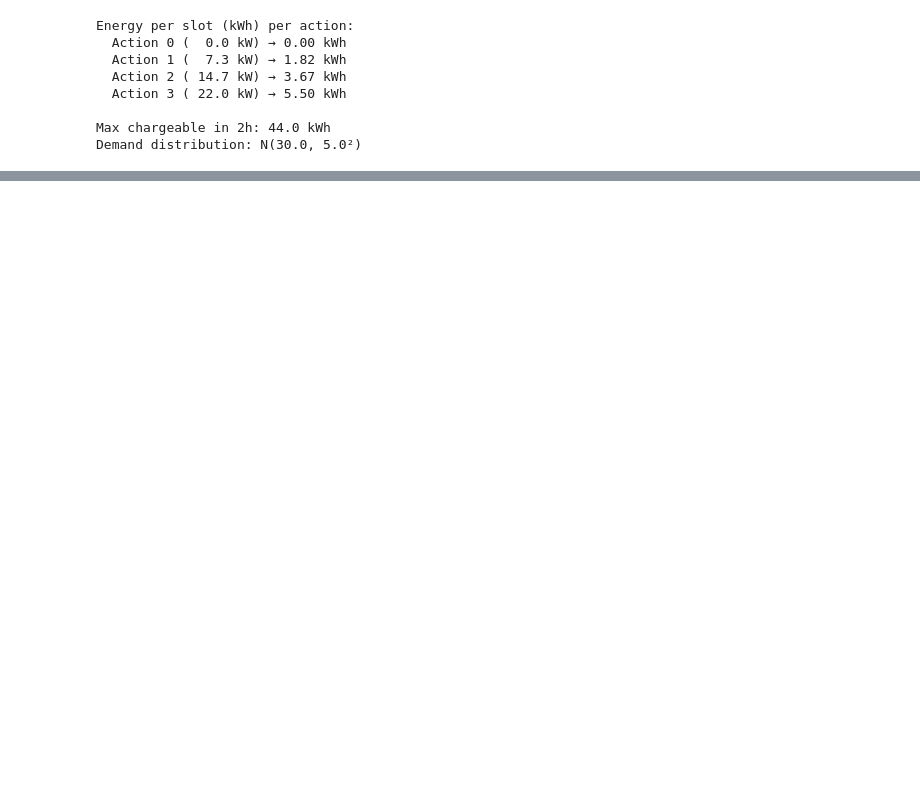
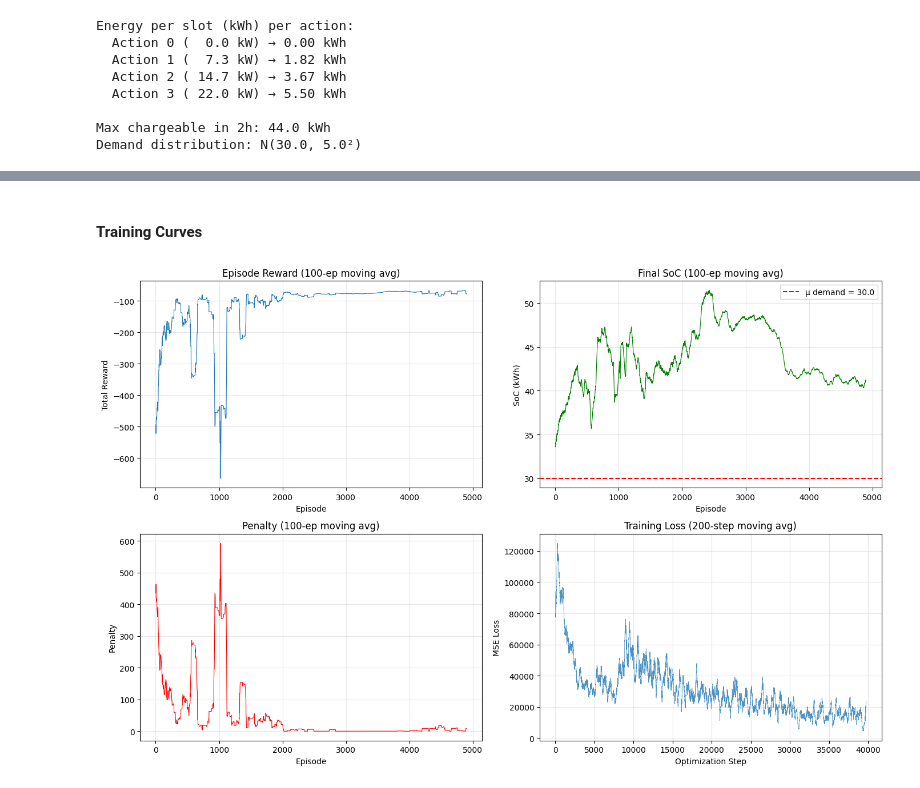
Before and after one commit to timoerc/AAA26-Chicago-Mobility, a Jupyter notebook: notebooks/04_smart_charging_RL.ipynb, the cells around one changed output, grey strips where cells are left out. Cells and saved outputs as stored; diff of their text form; code cells hidden in the pictures; blank space fills up the shorter version.

Commit message:
Final Environment with SimPy & Gym integration. Initial Agent & Learning Plots

```diff
--- a/notebooks/04_smart_charging_RL.ipynb
+++ b/notebooks/04_smart_charging_RL.ipynb
@@ -75,22 +78,18 @@ $$\text{SoC}_{t+1} = \min(\text{SoC}_t + p_t \cdot \Delta t, \; C_{\text{max}})$
 # ── Environment Configuration ──
 ENV_CONFIG = {
     "battery_capacity_kwh": 60.0,      # Maximum battery capacity
-    "initial_soc_kwh": 10.0,           # Battery level on arrival at 2 p.m.
+    "initial_soc_range_kwh": [5.0, 15.0],  # Random initial SoC on arrival at 2 p.m.
     "n_slots": 8,                       # 2 hours / 15 min = 8 decision points
     "slot_duration_h": 0.25,            # 15 minutes in hours
     "max_power_kw": 22.0,              # Maximum charging rate
     "demand_mean_kwh": 30.0,           # μ of energy demand distribution
     "demand_std_kwh": 5.0,             # σ of energy demand distribution
-    "penalty_coeff": 50.0,             # λ — penalty per kWh shortfall
+    "penalty_coeff": 200.0,             # λ — penalty per kWh shortfall
     "power_levels_kw": [0.0, 7.3, 14.7, 22.0],  # Discrete action mapping
+    "cost_coeff": 4.0,                  # Constant c (¢/kWh), based on ComEd avg afternoon supply price
 }
+# Source: https://hourlypricing.comed.com/live-prices/year/
 
-# Time-varying cost coefficients c_t (8 slots, 14:00–16:00)
-# Source: https://hourlypricing.comed.com/live-prices/year/
-# Modeled after typical afternoon electricity pricing: higher towards peak hours
-ENV_CONFIG["cost_coefficients"] = np.array([
-    3.2, 3.4, 3.6, 3.8, 4.0, 4.1, 4.2, 4.2
-])
 
 print("Energy per slot (kWh) per action:")
 for i, p in enumerate(ENV_CONFIG["power_levels_kw"]):
@@ -265,0 +502,46 @@ Total reward (always-max policy): -2150947707.68
+# %% [markdown]
+#### Training Curves
+# %%
+fig, axes = plt.subplots(2, 2, figsize=(14, 9))
+
+# Episode rewards (smoothed)
+window = 100
+smoothed_rewards = np.convolve(episode_rewards, np.ones(window)/window, mode="valid")
+axes[0, 0].plot(smoothed_rewards, linewidth=0.8)
+axes[0, 0].set_title("Episode Reward (100-ep moving avg)")
+axes[0, 0].set_xlabel("Episode")
+axes[0, 0].set_ylabel("Total Reward")
+axes[0, 0].grid(True, alpha=0.3)
+
+# Final SoC
+smoothed_soc = np.convolve(episode_socs, np.ones(window)/window, mode="valid")
+axes[0, 1].plot(smoothed_soc, linewidth=0.8, color="green")
+axes[0, 1].axhline(y=ENV_CONFIG["demand_mean_kwh"], color="red", linestyle="--", label=f'μ demand = {ENV_CONFIG["demand_mean_kwh"]}')
+axes[0, 1].set_title("Final SoC (100-ep moving avg)")
+axes[0, 1].set_xlabel("Episode")
+axes[0, 1].set_ylabel("SoC (kWh)")
+axes[0, 1].legend()
+axes[0, 1].grid(True, alpha=0.3)
+
+# Penalties
+smoothed_pen = np.convolve(episode_penalties, np.ones(window)/window, mode="valid")
+axes[1, 0].plot(smoothed_pen, linewidth=0.8, color="red")
+axes[1, 0].set_title("Penalty (100-ep moving avg)")
+axes[1, 0].set_xlabel("Episode")
+axes[1, 0].set_ylabel("Penalty")
+axes[1, 0].grid(True, alpha=0.3)
+
+# Training loss
+if losses:
+    loss_window = min(200, len(losses))
+    smoothed_loss = np.convolve(losses, np.ones(loss_window)/loss_window, mode="valid")
+    axes[1, 1].plot(smoothed_loss, linewidth=0.5, alpha=0.8)
+    axes[1, 1].set_title(f"Training Loss ({loss_window}-step moving avg)")
+    axes[1, 1].set_xlabel("Optimization Step")
+    axes[1, 1].set_ylabel("MSE Loss")
+    axes[1, 1].grid(True, alpha=0.3)
+
+plt.tight_layout()
+plt.show()
+# %% [output]
+[figure, added]
```
Also changed, not shown: parts of 6 cells of this notebook.
